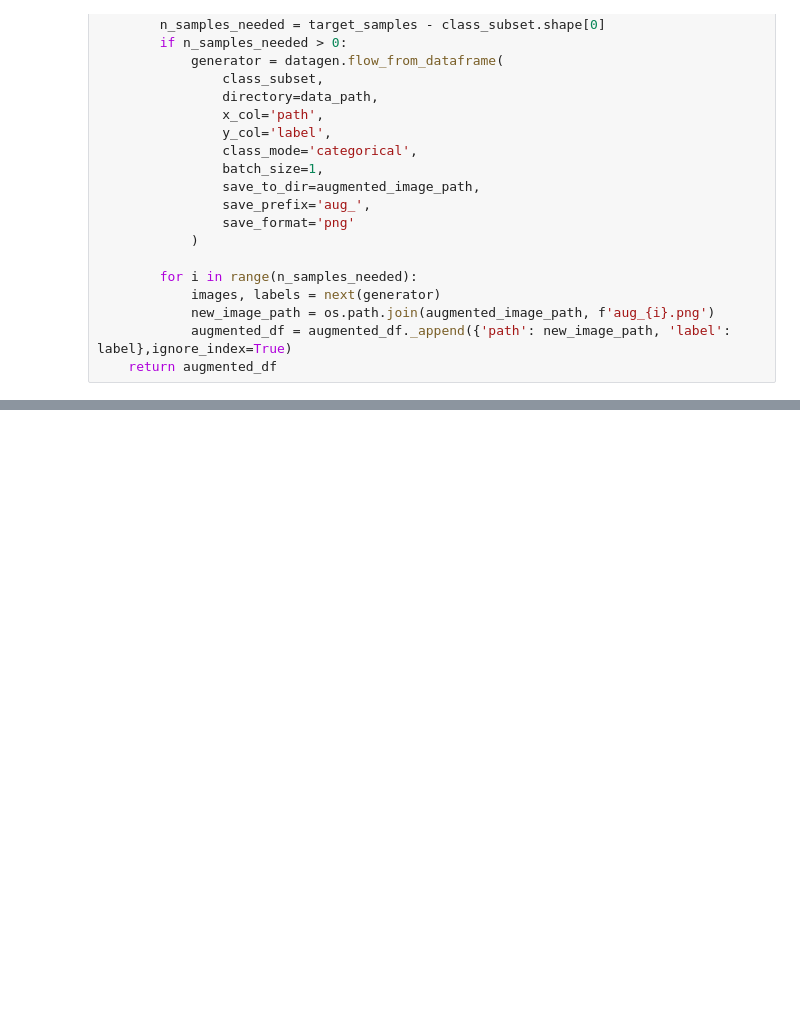
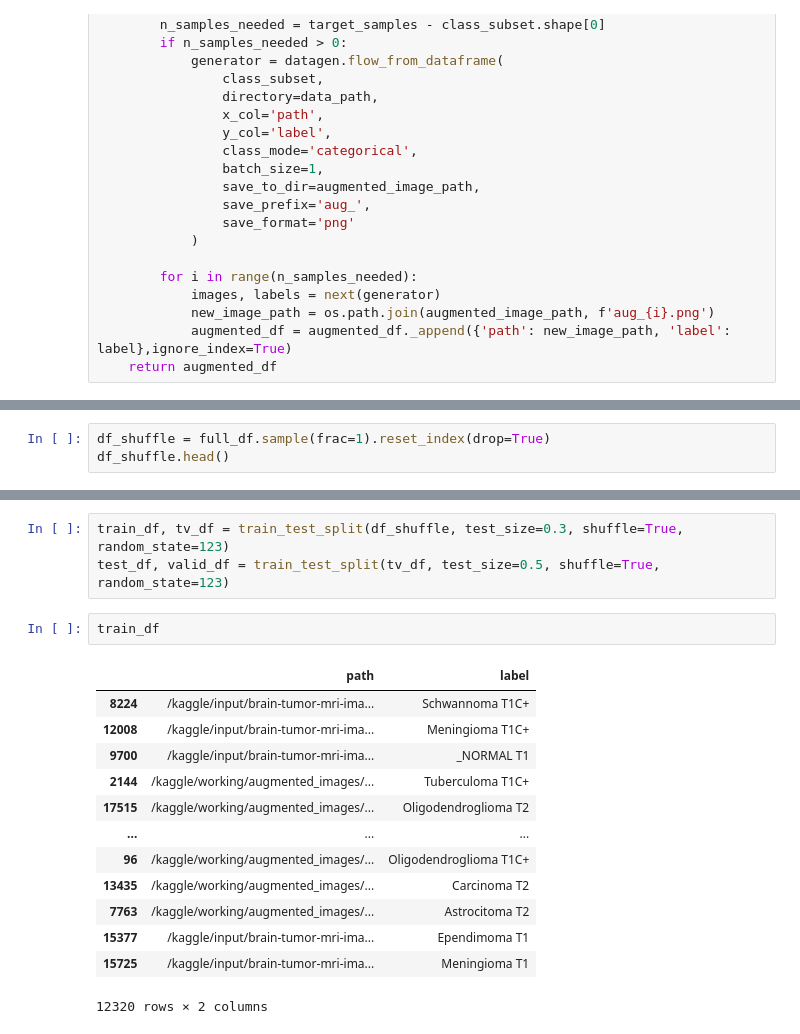
Before and after one commit to Som-III/Brain_tumor_detection_using_deep_learning, a Jupyter notebook: tumor_detection.ipynb, the cells around one changed output, grey strips where cells are left out. Cells and saved outputs as stored; diff of their text form; blank space fills up the shorter version.

```diff
--- a/tumor_detection.ipynb
+++ b/tumor_detection.ipynb
@@ -191,0 +207,3 @@ augmented_df.head()
+# %%
+df_shuffle = full_df.sample(frac=1).reset_index(drop=True)
+df_shuffle.head()
@@ -191,0 +217,19 @@ augmented_df.head()
+# %%
+train_df, tv_df = train_test_split(df_shuffle, test_size=0.3, shuffle=True, random_state=123)
+test_df, valid_df = train_test_split(tv_df, test_size=0.5, shuffle=True, random_state=123)
+# %%
+train_df
+# %% [output]
+|  | path | label |
+| 8224 | /kaggle/input/brain-tumor-mri-ima... | Schwannoma T1C+ |
+| 12008 | /kaggle/input/brain-tumor-mri-ima... | Meningioma T1C+ |
+| 9700 | /kaggle/input/brain-tumor-mri-ima... | _NORMAL T1 |
+| 2144 | /kaggle/working/augmented_images/... | Tuberculoma T1C+ |
+| 17515 | /kaggle/working/augmented_images/... | Oligodendroglioma T2 |
+| ... | ... | ... |
+| 96 | /kaggle/working/augmented_images/... | Oligodendroglioma T1C+ |
+| 13435 | /kaggle/working/augmented_images/... | Carcinoma T2 |
+| 7763 | /kaggle/working/augmented_images/... | Astrocitoma T2 |
+| 15377 | /kaggle/input/brain-tumor-mri-ima... | Ependimoma T1 |
+| 15725 | /kaggle/input/brain-tumor-mri-ima... | Meningioma T1 |
+12320 rows × 2 columns
```
Also changed, not shown: parts of 19 cells of this notebook.
